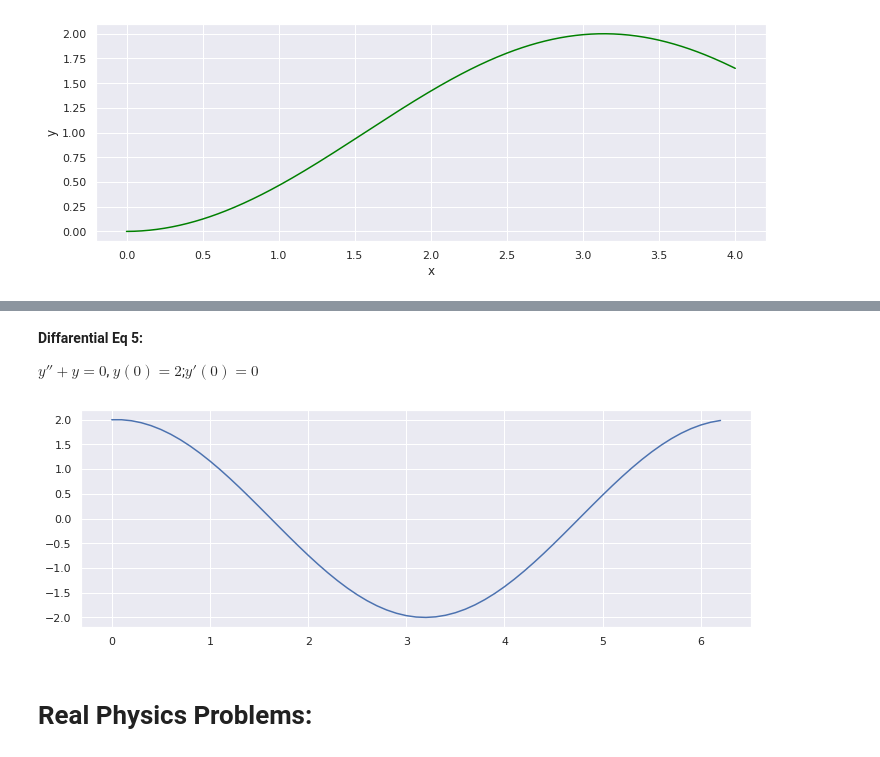
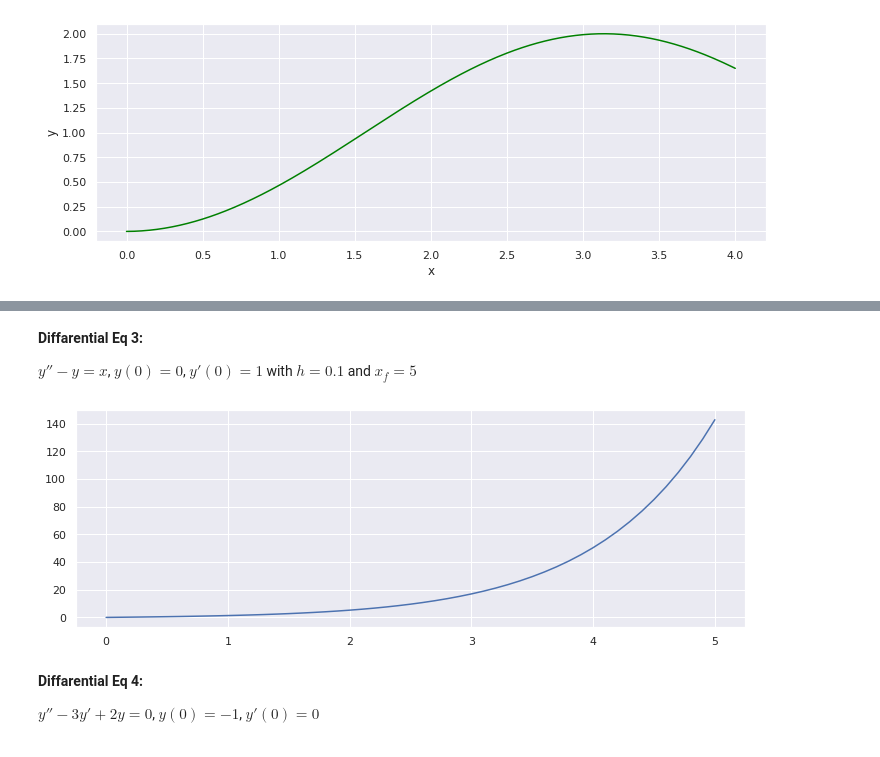
Before and after one commit to Souvik-0612/Diffarential-equation, a Jupyter notebook: ODE.ipynb, the cells around one changed output, grey strips where cells are left out. Saved outputs shown, nothing was run; the diff lists cells and outputs as text; code cells hidden in the pictures.

```diff
--- a/ODE.ipynb
+++ b/ODE.ipynb
@@ -204,22 +150,55 @@ plt.show()
-# %% [markdown]
-**Diffarential Eq 5:**
-
-$y''+y=0$, $y(0)=2$;$y'(0)=0$
-# %%
-def f(z):
-    return z
-
-def g(x, y, z):
-    return -y
-
-xf = 2*3.1415
-h = 0.1
-
-D5 = secondOrderEuler(0, 2, 0, f, g, xf, h)
-plt.plot(D5.x_axis(), D5.y_axis())
-plt.rcParams["figure.figsize"] = (12, 4)
-plt.show()
-# %% [output]
-[figure, removed]
-# %% [markdown]
-# Real Physics Problems:
+# %%
+class secondOrderEuler:
+    def __init__(self, xi, yi, zi, g, xf, h):
+        self.xi, self.yi, self.zi, self.g, self.xf, self.h = xi, yi, zi, g, xf, h
+
+    def y_axis(self):
+        x, y, z = self.xi, self.yi, self.zi
+        yy = []
+        while(x < self.xf):
+            yy.append(y)
+            y += self.h*z                  # THE
+            x += self.h                    # SIMULTANEOUS
+            z += self.h*self.g(x, y, z)    # EQUATIONS
+
+        return yy
+
+    #         #          #
+    def z_axis(self):
+        x, y, z = self.xi, self.yi, self.zi
+        zz = []
+        while(x < self.xf):
+            zz.append(z)
+            z += self.h*self.g(x, y, z)
+            x += self.h
+            y += self.h*z
+
+        return zz
+    #         #          #
+
+    def x_axis(self):
+        x = self.xi
+        xx = []
+        while (x < self.xf):
+            xx.append(x)
+            x += self.h
+
+        return xx
+# %% [markdown]
+**Diffarential Eq 3:**
+
+$y''-y = x$, $y(0)=0$, $y'(0)=1$   with $h = 0.1$ and $x_f = 5$
+# %%
+D3 = secondOrderEuler(0, 0, 1, lambda x, y, z: y + x, 5, 0.1)
+
+#Plotting
+plt.rcParams["figure.figsize"] = (12, 4)
+plt.plot(D3.x_axis(), D3.y_axis())
+plt.plot()
+plt.show()
+# %% [output]
+[figure, added]
+# %% [markdown]
+**Diffarential Eq 4:**
+
+$y'' - 3y' + 2y = 0$, $y(0)=-1$, $y'(0)=0$
```
Also changed, not shown: parts of 24 cells of this notebook.
